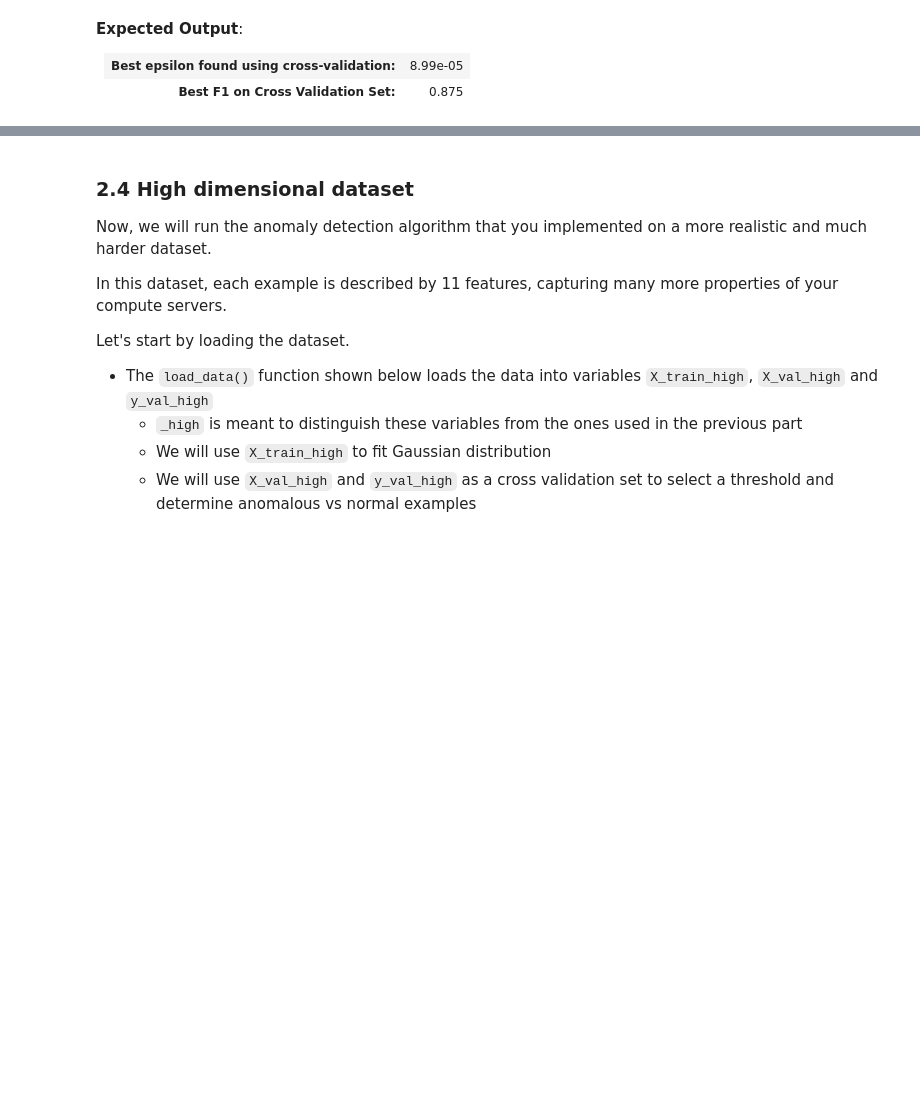
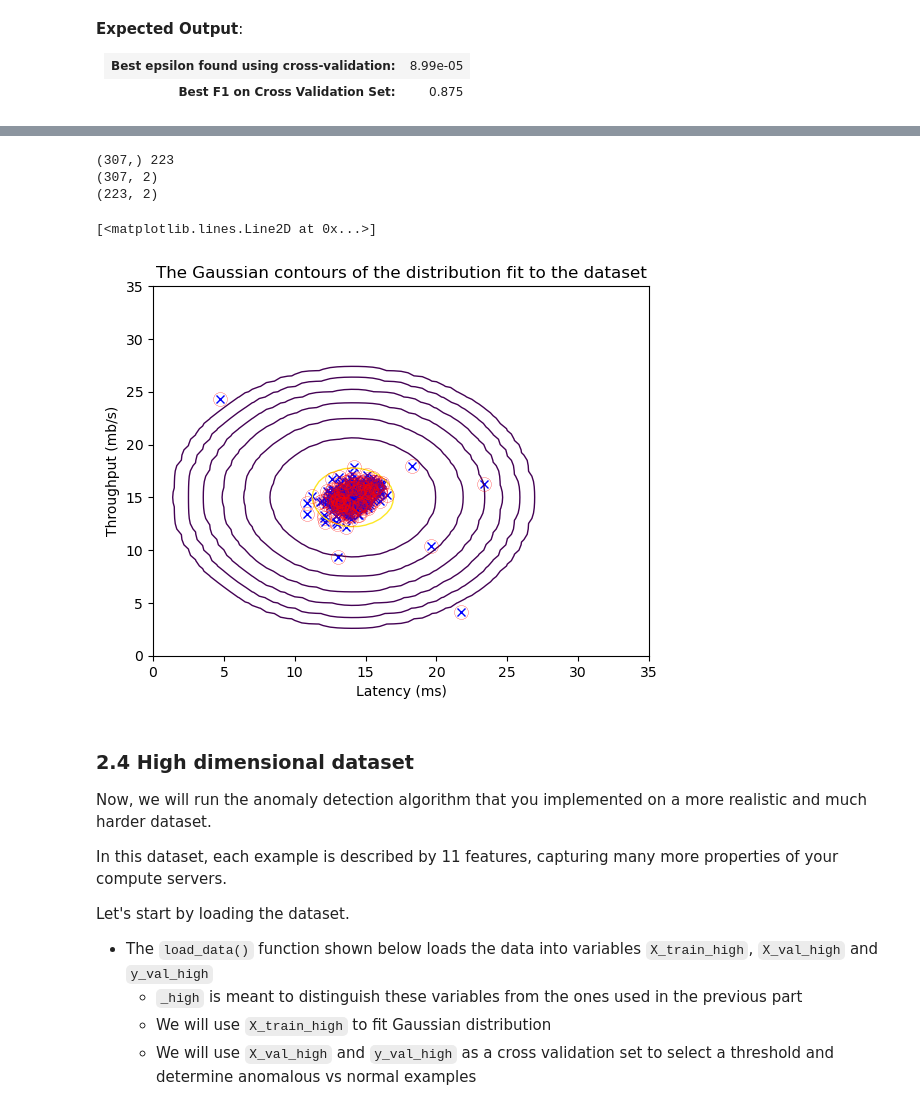
Before and after one commit to RobespierreXu/Standford-DeeplearningLesson, a Jupyter notebook: 03.Unsupervised Learning, Recommenders, Reinforcement Learning/02.home/jovyan/02.C3_W1_Anomaly_Detection work/C3_W1_Anomaly_Detection.ipynb, the cells around one changed output, grey strips where cells are left out. Saved outputs shown, nothing was run; the diff lists cells and outputs as text; code cells hidden in the pictures; blank space fills up the shorter version.

```diff
--- a/03.Unsupervised Learning, Recommenders, Reinforcement Learning/02.home/jovyan/02.C3_W1_Anomaly_Detection work/C3_W1_Anomaly_Detection.ipynb
+++ b/03.Unsupervised Learning, Recommenders, Reinforcement Learning/02.home/jovyan/02.C3_W1_Anomaly_Detection work/C3_W1_Anomaly_Detection.ipynb
@@ -326,12 +364,36 @@ def select_threshold(y_val, p_val):
     for epsilon in np.arange(min(p_val), max(p_val), step_size):
 
         ### START CODE HERE ###
+        '''tp = 0
+        fp = 0
+        fn = 0
+        '''
+        val_result = p_val < epsilon
+        #print (y_val)
+        '''
+        for i in range(len(y_val)):
+            val_positive = 1 if (p_val[i] < epsilon) else 0
+            if val_positive == 1:
+                if y_val[i] == 1:
+                    tp += 1
+                else:
+                    fp += 1
+            elif (val_positive == 0) and (y_val[i] == 1):
+                fn += 1
+        #'''
+        tp = np.dot(y_val, val_result)
+        fp = np.dot((y_val == 0), val_result)
+        fn = np.dot((val_result == 0), y_val)
 
-
-
-
-
-
+        if (fp == 0):
+            prec = 1
+        else:
+            prec = tp / (tp + fp)
+        if (fn == 0):
+            rec = 1
+        else:
+            rec = tp / (tp + fn)
+        F1 = 2 * prec * rec / (prec + rec)
 
         ### END CODE HERE ###
 
@@ -448,13 +514,21 @@ Now we will run your anomaly detection code and circle the anomalies in the plot
 # %%
 # Find the outliers in the training set
 outliers = p < epsilon
 
 # Visualize the fit
 visualize_fit(X_train, mu, var)
+print (outliers.shape, np.sum(outliers))
 
+print (X_train.shape)
+print (X_train[outliers].shape)
 # Draw a red circle around those outliers
-plt.plot(X_train[outliers, 0], X_train[outliers, 1], 'ro',
-         markersize= 10,markerfacecolor='none', markeredgewidth=2)
+plt.plot(X_train[outliers, 0], X_train[outliers, 1], 'ro', markersize= 10, markerfacecolor='none', markeredgewidth=0.2)
+# %% [output]
+(307,) 223
+(307, 2)
+(223, 2)
+[<matplotlib.lines.Line2D at 0x...>]
+[figure, added]
 # %% [markdown]
 <a name="2.4"></a>
 ### 2.4 High dimensional dataset
```
Also changed, not shown: parts of 11 cells of this notebook, 21 other files.
